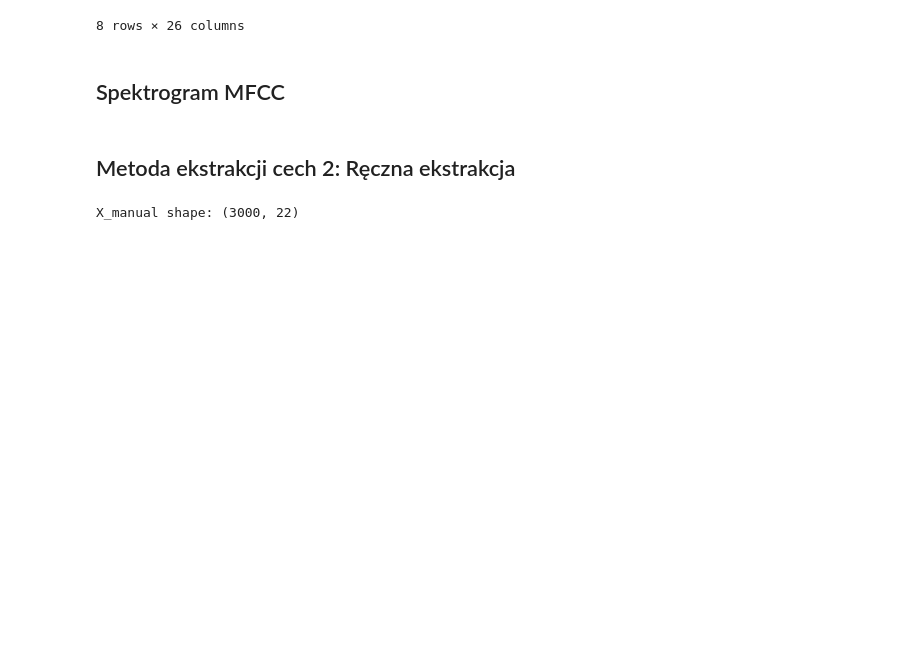
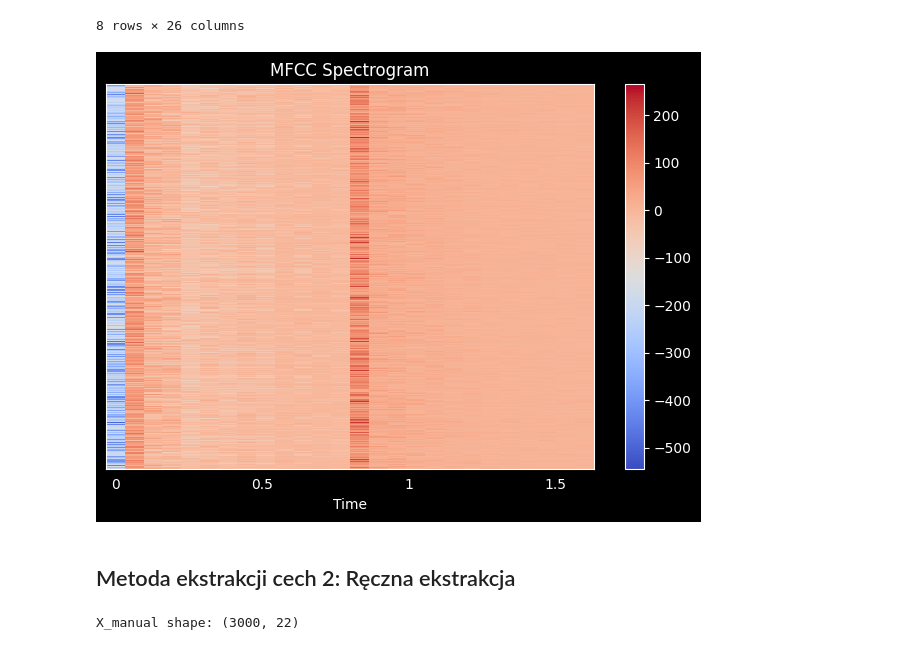
Before and after one commit to micichocki/zmum_project2, a Jupyter notebook: main.ipynb, the cells around one changed output. Saved outputs shown, nothing was run; the diff lists cells and outputs as text; code cells hidden in the pictures; blank space fills up the shorter version.

```diff
--- a/main.ipynb
+++ b/main.ipynb
@@ -100,8 +137,14 @@ pd.DataFrame(X_mfcc).describe()
 | 75% | -202.839897 | 77.219206 | 25.846253 | 13.720542 | -16.897208 | -4.923139 | -11.629653 | 0.058024 | -8.538089 | -0.397833 | ... | ... |
 | max | -84.261238 | 191.390060 | 85.629044 | 63.861698 | 21.725361 | 32.407581 | 14.132863 | 26.507660 | 11.248414 | 17.465504 | ... | ... |
 8 rows × 26 columns
-# %% [markdown]
-## Spektrogram MFCC
+# %%
+librosa.display.specshow(X_mfcc, sr=8000, x_axis='time')
+plt.colorbar()
+plt.title('MFCC Spectrogram')
+plt.tight_layout()
+plt.show()
+# %% [output]
+[figure, added]
 # %% [markdown]
 ## Metoda ekstrakcji cech 2: Ręczna ekstrakcja
 # %%
```
Also changed, not shown: parts of 7 cells of this notebook.
